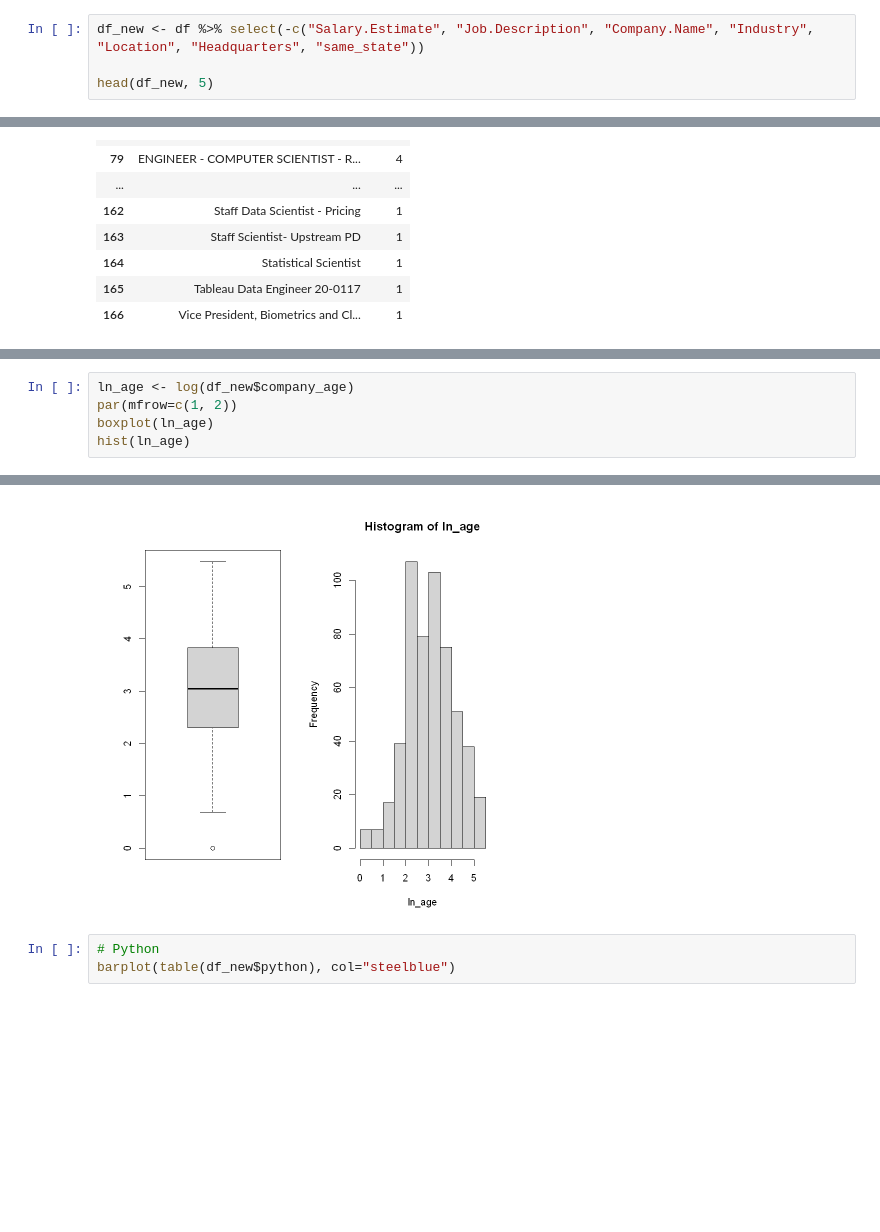
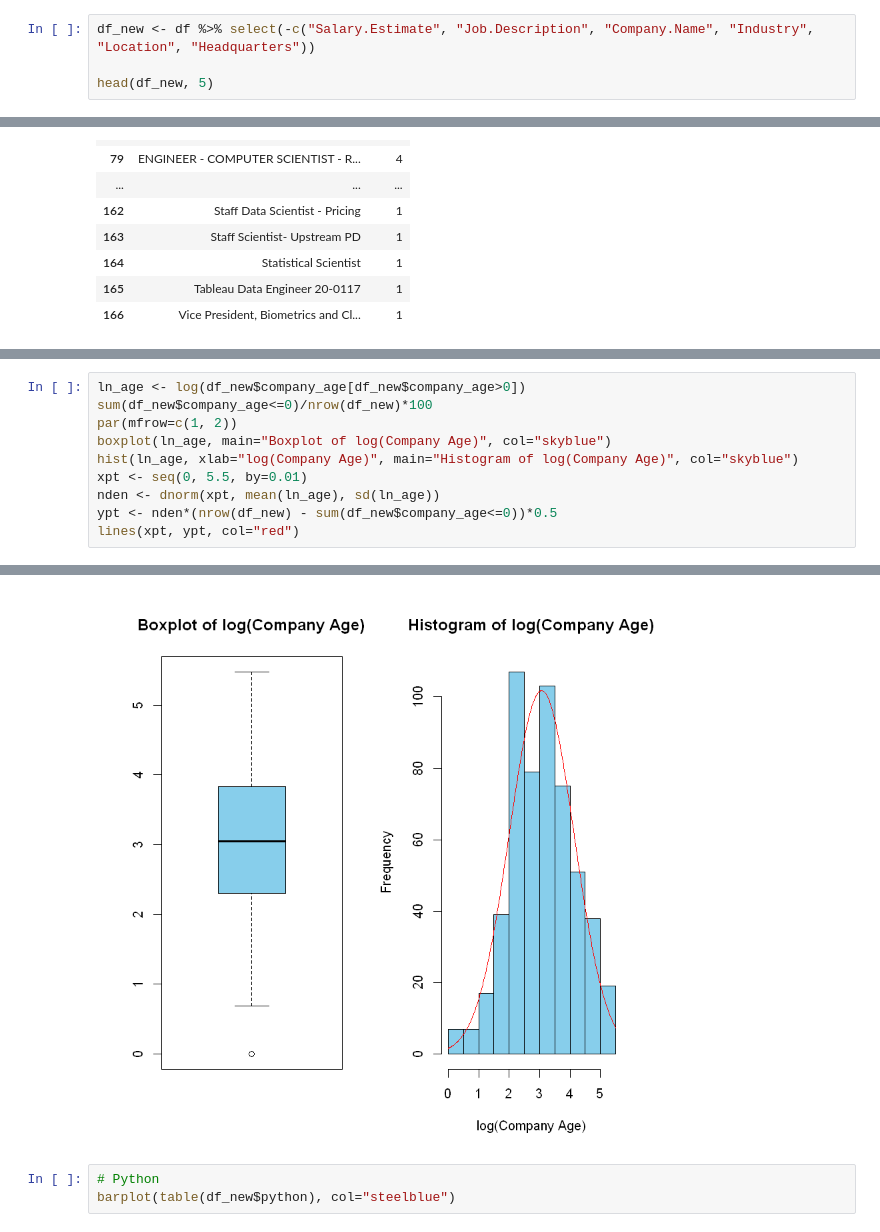
Before and after one commit to ngyh6726/MH3511_R_Project, a Jupyter notebook: Glassdoor_Job_Postings.ipynb, the cells around one changed output, grey strips where cells are left out. Cells and saved outputs as stored; diff of their text form; blank space fills up the shorter version.

```diff
--- a/Glassdoor_Job_Postings.ipynb
+++ b/Glassdoor_Job_Postings.ipynb
@@ -35,5 +29,5 @@ A data.frame: 5 × 27
 # %%
-df_new <- df %>% select(-c("Salary.Estimate", "Job.Description", "Company.Name", "Industry", "Location", "Headquarters", "same_state"))
+df_new <- df %>% select(-c("Salary.Estimate", "Job.Description", "Company.Name", "Industry", "Location", "Headquarters"))
 
 head(df_new, 5)
 # %% [output]
@@ -289,6 +539,11 @@ hist(df_new$company_age)
 # %%
-ln_age <- log(df_new$company_age)
+ln_age <- log(df_new$company_age[df_new$company_age>0])
+sum(df_new$company_age<=0)/nrow(df_new)*100
 par(mfrow=c(1, 2))
-boxplot(ln_age)
-hist(ln_age)
+boxplot(ln_age, main="Boxplot of log(Company Age)", col="skyblue")
+hist(ln_age, xlab="log(Company Age)", main="Histogram of log(Company Age)", col="skyblue")
+xpt <- seq(0, 5.5, by=0.01)
+nden <- dnorm(xpt, mean(ln_age), sd(ln_age))
+ypt <- nden*(nrow(df_new) - sum(df_new$company_age<=0))*0.5
+lines(xpt, ypt, col="red")
 # %% [output]
@@ -297,4 +551,4 @@ Warning message in log(df_new$company_age):
-[figure, old version]
+[figure, new version]
 # %%
 # Python
 barplot(table(df_new$python), col="steelblue")
```
Also changed, not shown: parts of 64 cells of this notebook.
